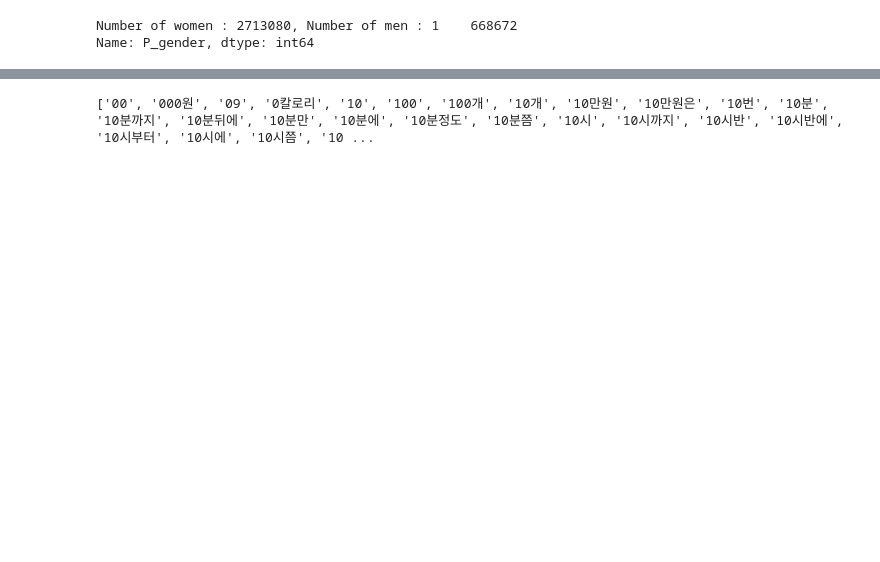
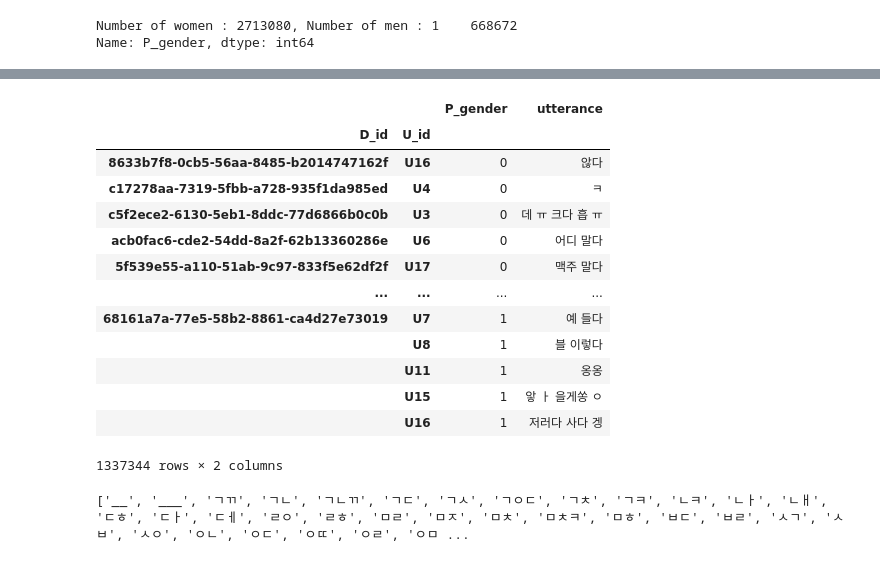
Before and after one commit to hongsy0113/cose461-NLP-project-choi-hong, a Jupyter notebook: sns_text_classification_ipynb의_사본.ipynb, the cells around one changed output, grey strips where cells are left out. Saved outputs shown, nothing was run; the diff lists cells and outputs as text; code cells hidden in the pictures; blank space fills up the shorter version.

```diff
--- a/sns_text_classification_ipynb의_사본.ipynb
+++ b/sns_text_classification_ipynb의_사본.ipynb
@@ -158,0 +146,30 @@ See the caveats in the documentation: https://pandas.pydata.org/pandas-docs/stab
+# %%
+from soynlp.normalizer import *
+from konlpy.tag import Okt
+import re
+
+okt = Okt()
+
+def clean(doc) :
+
+  doc = okt.pos(doc, norm=True, stem=True)
+  new_doc = list()
+
+  stop_tags = stop_tags = ['Determiner', 'Modifier', 'Josa', 'Foreign']
+  for text, tag in doc:
+
+    if tag in stop_tags :
+      continue
+
+    text = re.sub(r'[a-zA-Z0-9]+', '', text)  # remove digits.
+    text = re.sub('[-=+,#/\?:^$.@*\"※~&%ㆍ!』\\‘|\(\)\[\]\<\>`\'…》]', '', text) # 특수문자 제거
+    text = emoticon_normalize(text, num_repeats=3) # remove repeated emoticon. e.g) ㅋㅋㅋㅋ=>ㅋㅋ, ㅠㅠㅠㅠ=>ㅠㅠ
+    text = repeat_normalize(text, num_repeats=3) # remove repeated character.
+
+    if tag in 'KoreanParticle' :
+      text = ''.join(dict.fromkeys(text))
+
+    new_doc.append(text)
+
+  new_doc = ' '.join(new_doc)
+  return new_doc
@@ -183,6 +208,26 @@ test
 |  | U15 | 1 | 앟 ㅏ을게쏭ㅇ |
 |  | U16 | 1 | 저런걸로 사놓을겡 |
 1337344 rows × 2 columns
+# %%
+# test = test3[['utterance', 'P_gender']]
+# test['P_gender'] = [0 if gender=='여성' else 1 for gender in test['P_gender']]
+test['utterance'] = test['utterance'].apply(clean)
+test
+# %% [output]
+|  |  | P_gender | utterance |
+| D_id | U_id |  |  |
+| 8633b7f8-0cb5-56aa-8485-b2014747162f | U16 | 0 | 않다 |
+| c17278aa-7319-5fbb-a728-935f1da985ed | U4 | 0 | ㅋ |
+| c5f2ece2-6130-5eb1-8ddc-77d6866b0c0b | U3 | 0 | 데 ㅠ 크다 흡 ㅠ |
+| acb0fac6-cde2-54dd-8a2f-62b13360286e | U6 | 0 | 어디 말다 |
+| 5f539e55-a110-51ab-9c97-833f5e62df2f | U17 | 0 | 맥주 말다 |
+| ... | ... | ... | ... |
+| 68161a7a-77e5-58b2-8861-ca4d27e73019 | U7 | 1 | 예 들다 |
+|  | U8 | 1 | 블 이렇다 |
+|  | U11 | 1 | 옹옹 |
+|  | U15 | 1 | 앟 ㅏ 을게쏭 ㅇ |
+|  | U16 | 1 | 저러다 사다 겡 |
+1337344 rows × 2 columns
 # %%
 X = test['utterance']
 y = test['P_gender']
@@ -194,11 +239,11 @@ from sklearn.metrics import classification_report, confusion_matrix
 
 X_train, X_test, y_train, y_test = train_test_split(X, y, test_size=0.2, random_state=7)
 X_train, X_val, y_train, y_val = train_test_split(X_train, y_train, test_size=0.25, random_state=7)
-
-vectorizer = CountVectorizer(min_df=10).fit(X_train)
-X_train_countvector = vectorizer.transform(X_train)
-
-feature_names = vectorizer.get_feature_names()
-print(feature_names)
-# %% [output]
-['00', '000원', '09', '0칼로리', '10', '100', '100개', '10개', '10만원', '10만원은', '10번', '10분', '10분까지', '10분뒤에', '10분만', '10분에', '10분정도', '10분쯤', '10시', '10시까지', '10시반', '10시반에', '10시부터', '10시에', '10시쯤', '10 ...
+# %%
+vectorizer = CountVectorizer(max_features=7777).fit(X_train)
+X_train_countvector = vectorizer.transform(X_train)
+
+feature_names = vectorizer.get_feature_names()
+print(feature_names)
+# %% [output]
+['__', '___', 'ㄱㄲ', 'ㄱㄴ', 'ㄱㄴㄲ', 'ㄱㄷ', 'ㄱㅅ', 'ㄱㅇㄷ', 'ㄱㅊ', 'ㄱㅋ', 'ㄴㅋ', 'ㄴㅏ', 'ㄴㅐ', 'ㄷㅎ', 'ㄷㅏ', 'ㄷㅔ', 'ㄹㅇ', 'ㄹㅎ', 'ㅁㄹ', 'ㅁㅈ', 'ㅁㅊ', 'ㅁㅊㅋ', 'ㅁㅎ', 'ㅂㄷ', 'ㅂㄹ', 'ㅅㄱ', 'ㅅㅂ', 'ㅅㅇ', 'ㅇㄴ', 'ㅇㄷ', 'ㅇㄸ', 'ㅇㄹ', 'ㅇㅁ ...
```
Also changed, not shown: parts of 15 cells of this notebook.
